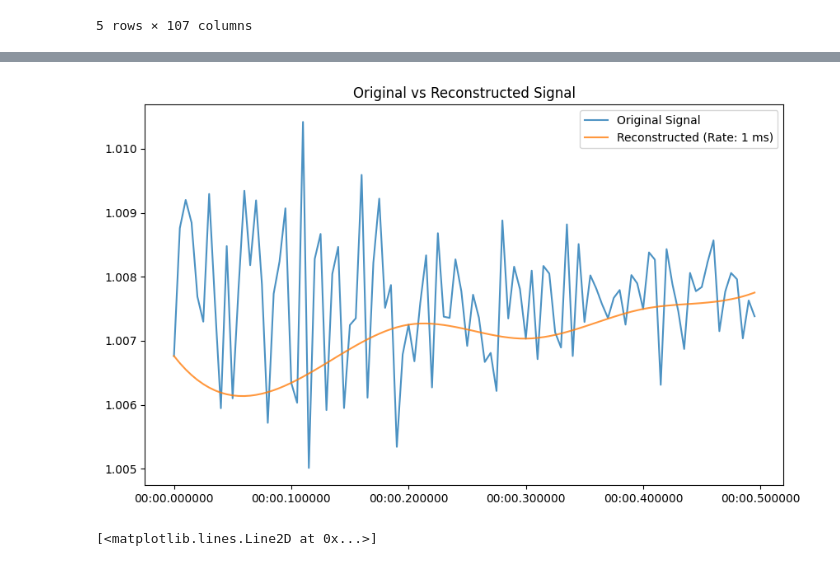
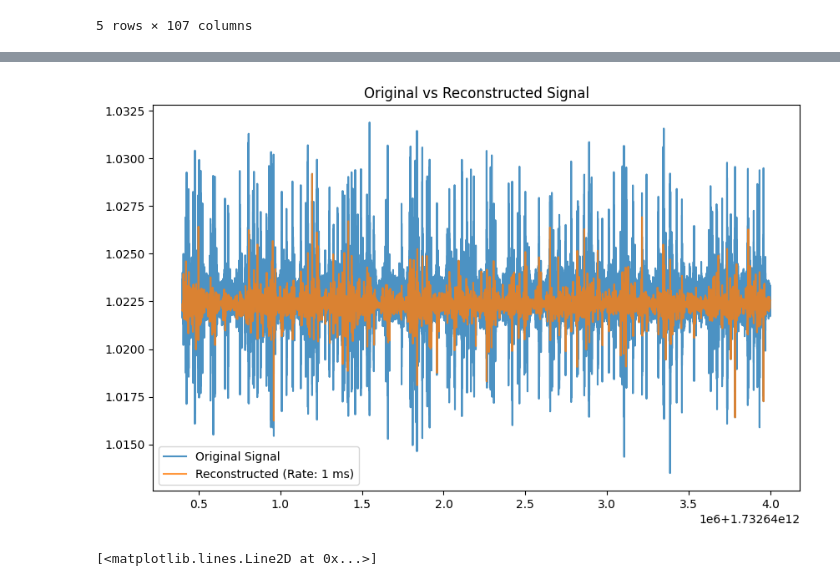
Before and after one commit to Thomas-Lohith/industry_time_series, a Jupyter notebook: MSE_downsampling_rates.ipynb, the cells around one changed output, grey strips where cells are left out. Drawn from its saved outputs; the diff is of its cells as text; code cells hidden in the pictures.

```diff
--- a/MSE_downsampling_rates.ipynb
+++ b/MSE_downsampling_rates.ipynb
@@ -28,7 +28,7 @@ original_df.tail()
 # %%
 
 # Define sampling rates to test (in milliseconds)
-sampling_rates_ms = [10, 20, 30, 40, 50, 100, 200]  # Downsample to 20ms, 40ms, 60ms, and 100ms, 200ms, 500ms
+sampling_rates_ms = [10, 20, 30, 40, 50, 100, 200, 500]  # Downsample to 20ms, 40ms, 60ms, and 100ms, 200ms, 500ms
 mse_values = []
 
 original_df.info()
@@ -125,14 +116,14 @@ Sampling Rate: 100 ms, SNR: 64.98 dB
 # %%
 rate_to_visualize = 1
 
 plt.figure(figsize=(10, 6))
-plt.plot(original_time[:100], original_values[:100], label='Original Signal', alpha=0.8)
-plt.plot(original_time[:100], interpolated_values[:100], label=f'Reconstructed (Rate: {rate_to_visualize} ms)', alpha=0.8)
+plt.plot(original_time, original_values, label='Original Signal', alpha=0.8)
+plt.plot(original_time, interpolated_values, label=f'Reconstructed (Rate: {rate_to_visualize} ms)', alpha=0.8)
 plt.title("Original vs Reconstructed Signal")
 plt.legend()
 plt.show()
 # %% [output]
-[figure, old version]
+[figure, new version]
 # %%
 from scipy.fft import fft, ifft
 # %%
```
Also changed, not shown: parts of 4 cells of this notebook, 5 other files.
